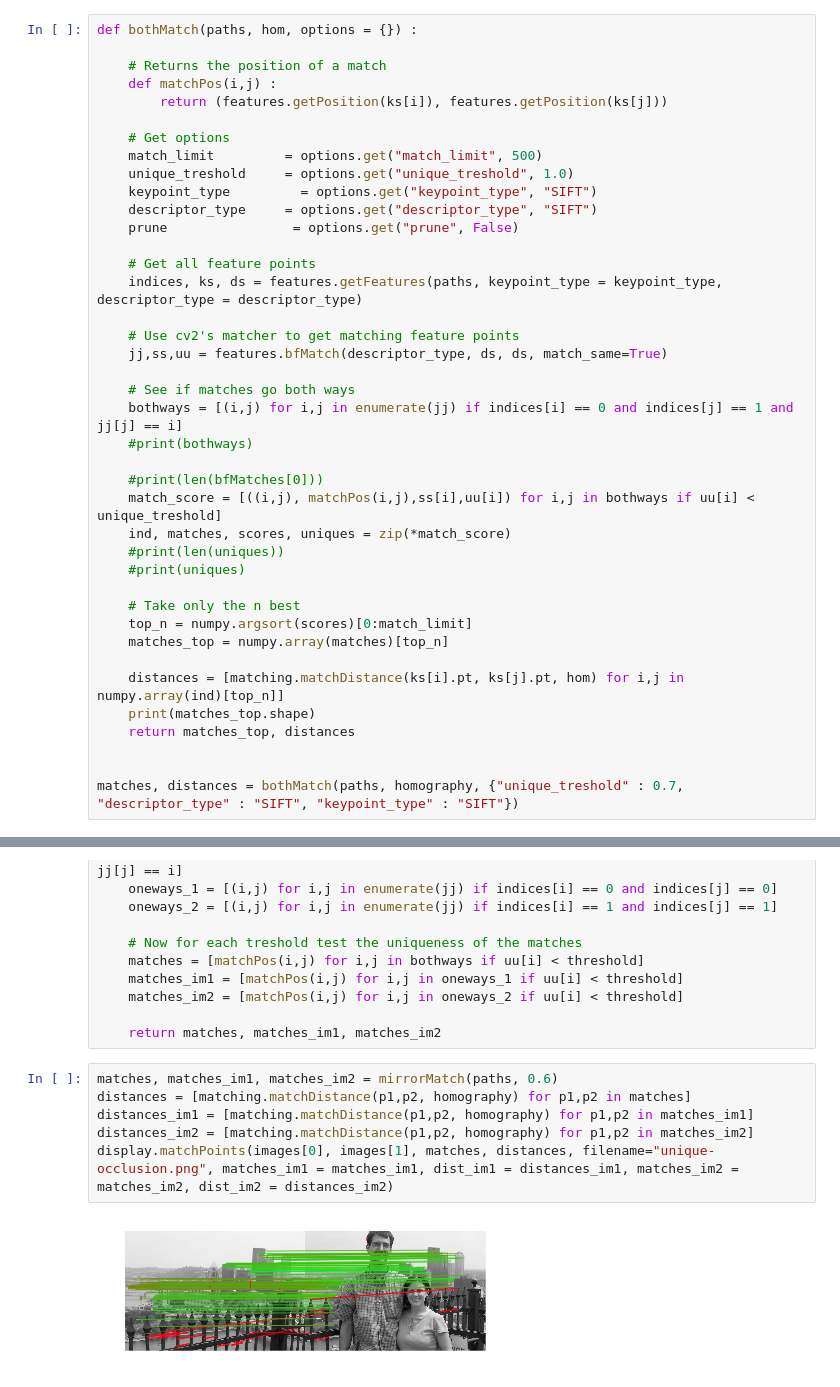
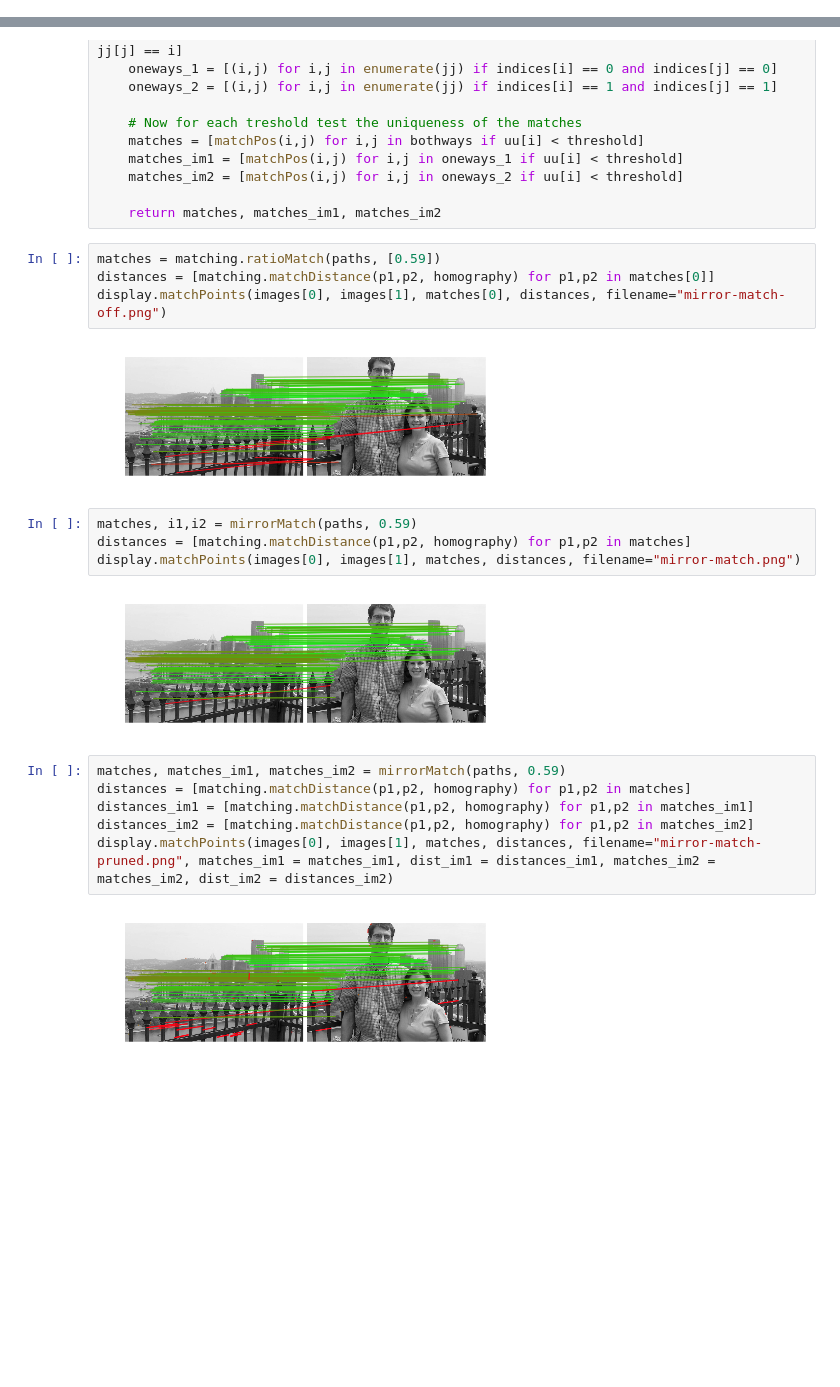
Before and after one commit to arnfred/Mirror-Match, a Jupyter notebook: code/cluster-match/Matching Both images.ipynb, the cells around one changed output, grey strips where cells are left out. Drawn from its saved outputs; the diff is of its cells as text; blank space fills up the shorter version.

```diff
--- a/code/cluster-match/Matching Both images.ipynb
+++ b/code/cluster-match/Matching Both images.ipynb
@@ -67,43 +67,3 @@ print(homography)
 [[  9.77415792e-01   2.10064970e-02  -8.97353289e+00]
  [ -2.40936499e-02   9.42423866e-01   2.04529013e+01]
  [  2.07848172e-05  -1.84310705e-05   1.00000000e+00]]
-# %%
-def bothMatch(paths, hom, options = {}) :
-
-    # Returns the position of a match
-    def matchPos(i,j) :
-        return (features.getPosition(ks[i]), features.getPosition(ks[j]))
-
-    # Get options
-    match_limit			= options.get("match_limit", 500)
-    unique_treshold		= options.get("unique_treshold", 1.0)
-    keypoint_type		  = options.get("keypoint_type", "SIFT")
-    descriptor_type		= options.get("descriptor_type", "SIFT")
-    prune 				 = options.get("prune", False)
-
-    # Get all feature points
-    indices, ks, ds = features.getFeatures(paths, keypoint_type = keypoint_type, descriptor_type = descriptor_type)
-
-    # Use cv2's matcher to get matching feature points
-    jj,ss,uu = features.bfMatch(descriptor_type, ds, ds, match_same=True)
-
-    # See if matches go both ways
-    bothways = [(i,j) for i,j in enumerate(jj) if indices[i] == 0 and indices[j] == 1 and jj[j] == i]
-    #print(bothways)
-
-    #print(len(bfMatches[0]))
-    match_score = [((i,j), matchPos(i,j),ss[i],uu[i]) for i,j in bothways if uu[i] < unique_treshold]
-    ind, matches, scores, uniques = zip(*match_score)
-    #print(len(uniques))
-    #print(uniques)
-
-    # Take only the n best
-    top_n = numpy.argsort(scores)[0:match_limit]
-    matches_top = numpy.array(matches)[top_n]
-
-    distances = [matching.matchDistance(ks[i].pt, ks[j].pt, hom) for i,j in numpy.array(ind)[top_n]]
-    print(matches_top.shape)
-    return matches_top, distances
-
-
-matches, distances = bothMatch(paths, homography, {"unique_treshold" : 0.7, "descriptor_type" : "SIFT", "keypoint_type" : "SIFT"})
@@ -137,11 +95,23 @@ def mirrorMatch(paths, threshold, options = {}) :
     matches_im2 = [matchPos(i,j) for i,j in oneways_2 if uu[i] < threshold]
 
     return matches, matches_im1, matches_im2
+# %%
+matches = matching.ratioMatch(paths, [0.59])
+distances = [matching.matchDistance(p1,p2, homography) for p1,p2 in matches[0]]
+display.matchPoints(images[0], images[1], matches[0], distances, filename="mirror-match-off.png")
+# %% [output]
+[figure, added]
+# %%
+matches, i1,i2 = mirrorMatch(paths, 0.59)
+distances = [matching.matchDistance(p1,p2, homography) for p1,p2 in matches]
+display.matchPoints(images[0], images[1], matches, distances, filename="mirror-match.png")
+# %% [output]
+[figure, added]
 # %%
-matches, matches_im1, matches_im2 = mirrorMatch(paths, 0.6)
+matches, matches_im1, matches_im2 = mirrorMatch(paths, 0.59)
 distances = [matching.matchDistance(p1,p2, homography) for p1,p2 in matches]
 distances_im1 = [matching.matchDistance(p1,p2, homography) for p1,p2 in matches_im1]
 distances_im2 = [matching.matchDistance(p1,p2, homography) for p1,p2 in matches_im2]
-display.matchPoints(images[0], images[1], matches, distances, filename="unique-occlusion.png", matches_im1 = matches_im1, dist_im1 = distances_im1, matches_im2 = matches_im2, dist_im2 = distances_im2)
+display.matchPoints(images[0], images[1], matches, distances, filename="mirror-match-pruned.png", matches_im1 = matches_im1, dist_im1 = distances_im1, matches_im2 = matches_im2, dist_im2 = distances_im2)
 # %% [output]
-[figure, old version]
+[figure, new version]
```
Also changed, not shown: parts of 3 cells of this notebook, 25 other files.
